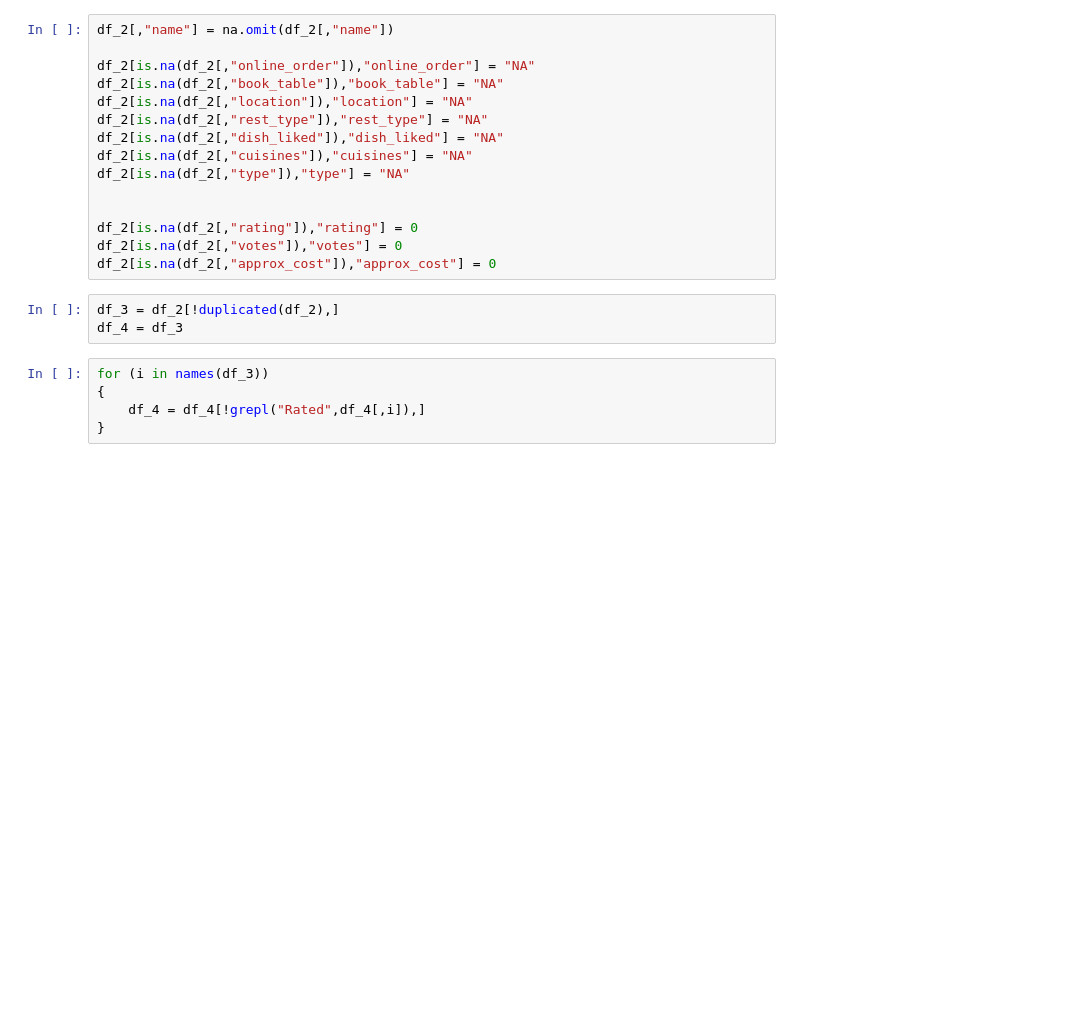
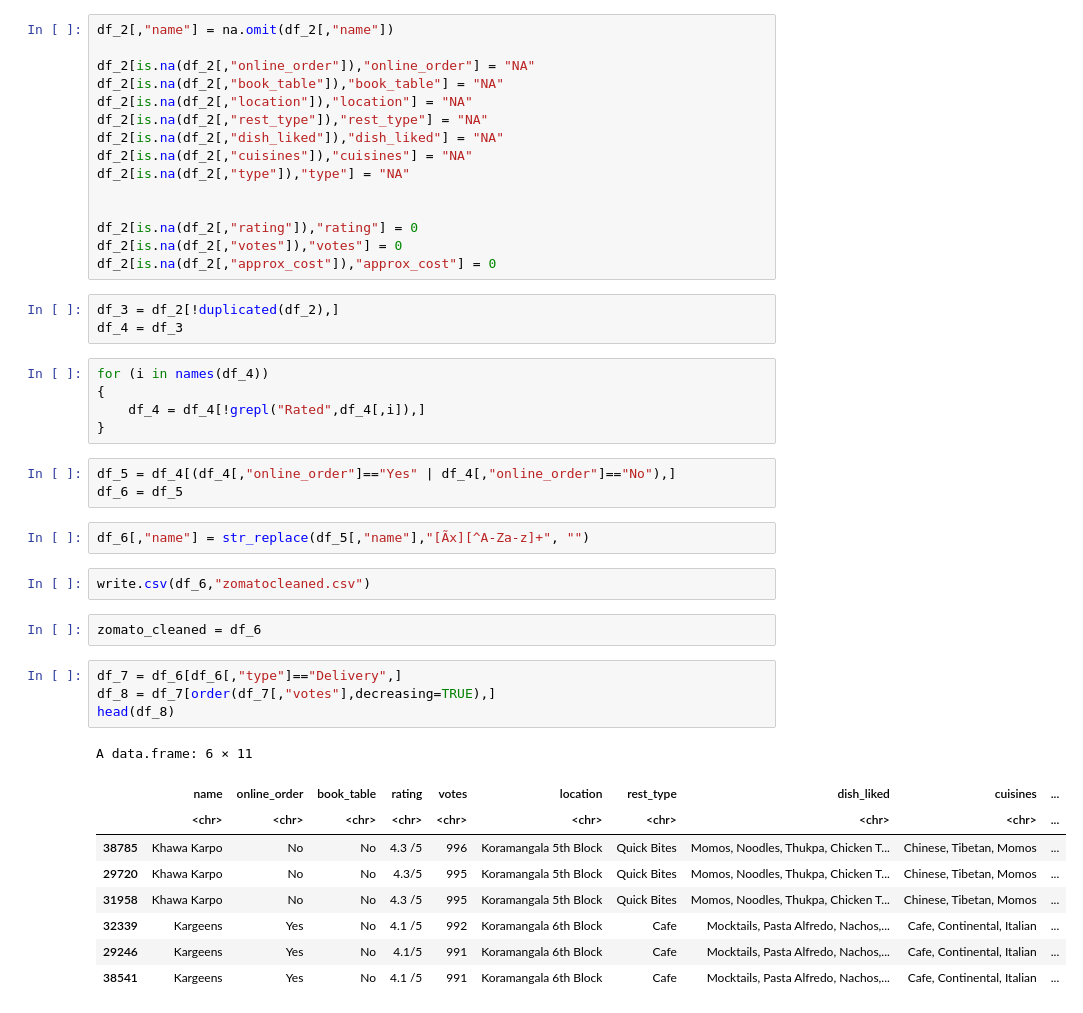
Before and after one commit to amithvardhan99/misc, a Jupyter notebook: Food Delivery App Data Analysis R/notebook.ipynb, the cells around one changed output. Cells and saved outputs as stored; diff of their text form; blank space fills up the shorter version.

```diff
--- a/Food Delivery App Data Analysis R/notebook.ipynb
+++ b/Food Delivery App Data Analysis R/notebook.ipynb
@@ -55,7 +74,30 @@ df_2[is.na(df_2[,"approx_cost"]),"approx_cost"] = 0
 df_3 = df_2[!duplicated(df_2),]
 df_4 = df_3
 # %%
-for (i in names(df_3))
+for (i in names(df_4))
 {
     df_4 = df_4[!grepl("Rated",df_4[,i]),]
 }
+# %%
+df_5 = df_4[(df_4[,"online_order"]=="Yes" | df_4[,"online_order"]=="No"),]
+df_6 = df_5
+# %%
+df_6[,"name"] = str_replace(df_5[,"name"],"[Ãx][^A-Za-z]+", "")
+# %%
+write.csv(df_6,"zomatocleaned.csv")
+# %%
+zomato_cleaned = df_6
+# %%
+df_7 = df_6[df_6[,"type"]=="Delivery",]
+df_8 = df_7[order(df_7[,"votes"],decreasing=TRUE),]
+head(df_8)
+# %% [output]
+A data.frame: 6 × 11
+|  | name | online_order | book_table | rating | votes | location | rest_type | dish_liked | cuisines | ... |
+|  | <chr> | <chr> | <chr> | <chr> | <chr> | <chr> | <chr> | <chr> | <chr> | ... |
+| 38785 | Khawa Karpo | No | No | 4.3 /5 | 996 | Koramangala 5th Block | Quick Bites | Momos, Noodles, Thukpa, Chicken T... | Chinese, Tibetan, Momos | ... |
+| 29720 | Khawa Karpo | No | No | 4.3/5 | 995 | Koramangala 5th Block | Quick Bites | Momos, Noodles, Thukpa, Chicken T... | Chinese, Tibetan, Momos | ... |
+| 31958 | Khawa Karpo | No | No | 4.3 /5 | 995 | Koramangala 5th Block | Quick Bites | Momos, Noodles, Thukpa, Chicken T... | Chinese, Tibetan, Momos | ... |
+| 32339 | Kargeens | Yes | No | 4.1 /5 | 992 | Koramangala 6th Block | Cafe | Mocktails, Pasta Alfredo, Nachos,... | Cafe, Continental, Italian | ... |
+| 29246 | Kargeens | Yes | No | 4.1/5 | 991 | Koramangala 6th Block | Cafe | Mocktails, Pasta Alfredo, Nachos,... | Cafe, Continental, Italian | ... |
+| 38541 | Kargeens | Yes | No | 4.1 /5 | 991 | Koramangala 6th Block | Cafe | Mocktails, Pasta Alfredo, Nachos,... | Cafe, Continental, Italian | ... |
```
Also changed, not shown: parts of 8 cells of this notebook, 1 other file.
